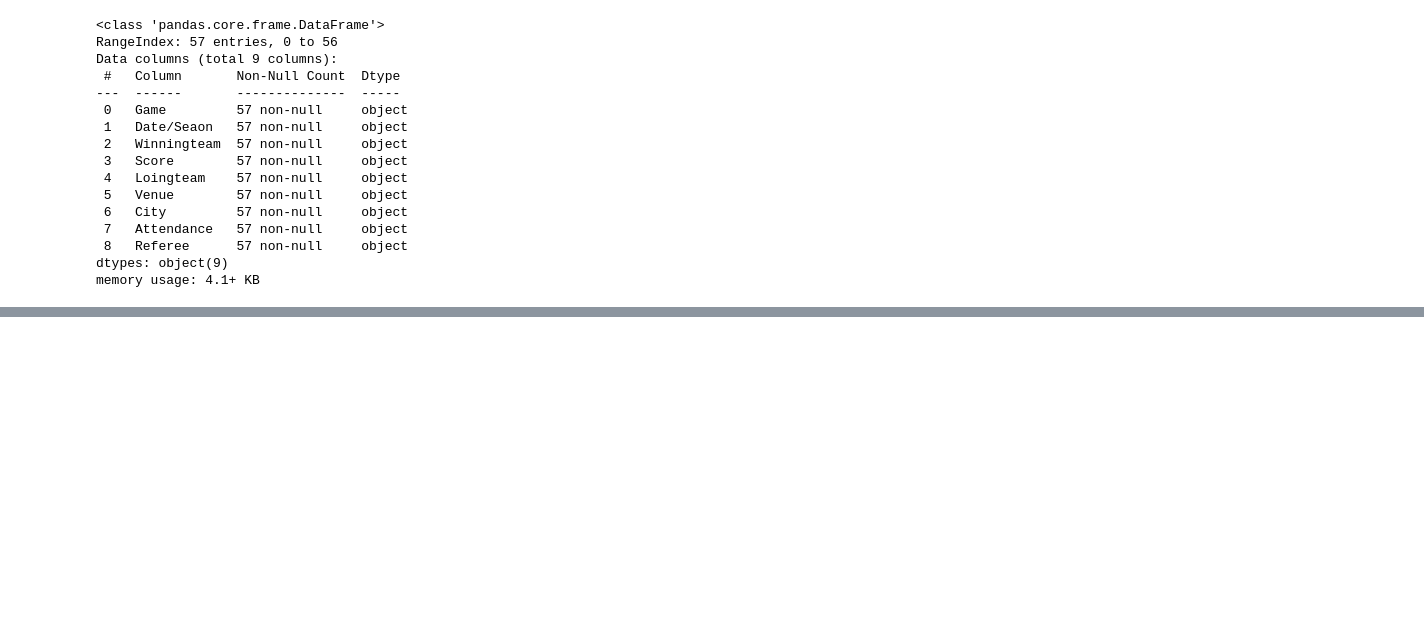
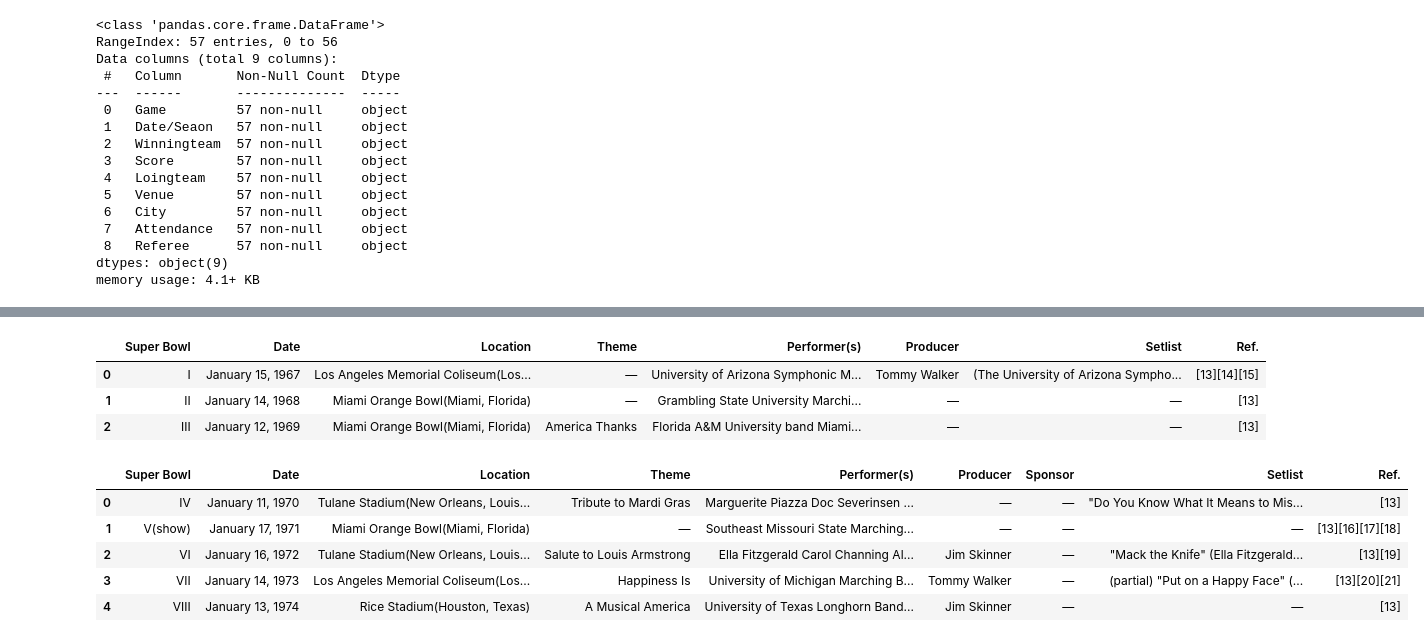
Before and after one commit to EdeEsteban/Analitica-de-Datos, a Jupyter notebook: Analitica.ipynb, the cells around one changed output, grey strips where cells are left out. Drawn from its saved outputs; the diff is of its cells as text; code cells hidden in the pictures; blank space fills up the shorter version.

```diff
--- a/Analitica.ipynb
+++ b/Analitica.ipynb
@@ -108,0 +129,23 @@ memory usage: 4.1+ KB
+# %%
+#TERCERA BASE DE DATOS
+
+medio = pd.read_html("https://en.wikipedia.org/wiki/List_of_Super_Bowl_halftime_shows")
+medio_tiempo1 = medio[0]
+medio_tiempo1.head()
+
+#Hay que unir todas las tablas
+# %% [output]
+|  | Super Bowl | Date | Location | Theme | Performer(s) | Producer | Setlist | Ref. |
+| 0 | I | January 15, 1967 | Los Angeles Memorial Coliseum(Los... | — | University of Arizona Symphonic M... | Tommy Walker | (The University of Arizona Sympho... | [13][14][15] |
+| 1 | II | January 14, 1968 | Miami Orange Bowl(Miami, Florida) | — | Grambling State University Marchi... | — | — | [13] |
+| 2 | III | January 12, 1969 | Miami Orange Bowl(Miami, Florida) | America Thanks | Florida A&M University band Miami... | — | — | [13] |
+# %%
+medio_tiempo2 = medio[1]
+medio_tiempo2.head()
+# %% [output]
+|  | Super Bowl | Date | Location | Theme | Performer(s) | Producer | Sponsor | Setlist | Ref. |
+| 0 | IV | January 11, 1970 | Tulane Stadium(New Orleans, Louis... | Tribute to Mardi Gras | Marguerite Piazza Doc Severinsen ... | — | — | "Do You Know What It Means to Mis... | [13] |
+| 1 | V(show) | January 17, 1971 | Miami Orange Bowl(Miami, Florida) | — | Southeast Missouri State Marching... | — | — | — | [13][16][17][18] |
+| 2 | VI | January 16, 1972 | Tulane Stadium(New Orleans, Louis... | Salute to Louis Armstrong | Ella Fitzgerald Carol Channing Al... | Jim Skinner | — | "Mack the Knife" (Ella Fitzgerald... | [13][19] |
+| 3 | VII | January 14, 1973 | Los Angeles Memorial Coliseum(Los... | Happiness Is | University of Michigan Marching B... | Tommy Walker | — | (partial) "Put on a Happy Face" (... | [13][20][21] |
+| 4 | VIII | January 13, 1974 | Rice Stadium(Houston, Texas) | A Musical America | University of Texas Longhorn Band... | Jim Skinner | — | — | [13] |
```
Also changed, not shown: parts of 5 cells of this notebook.
